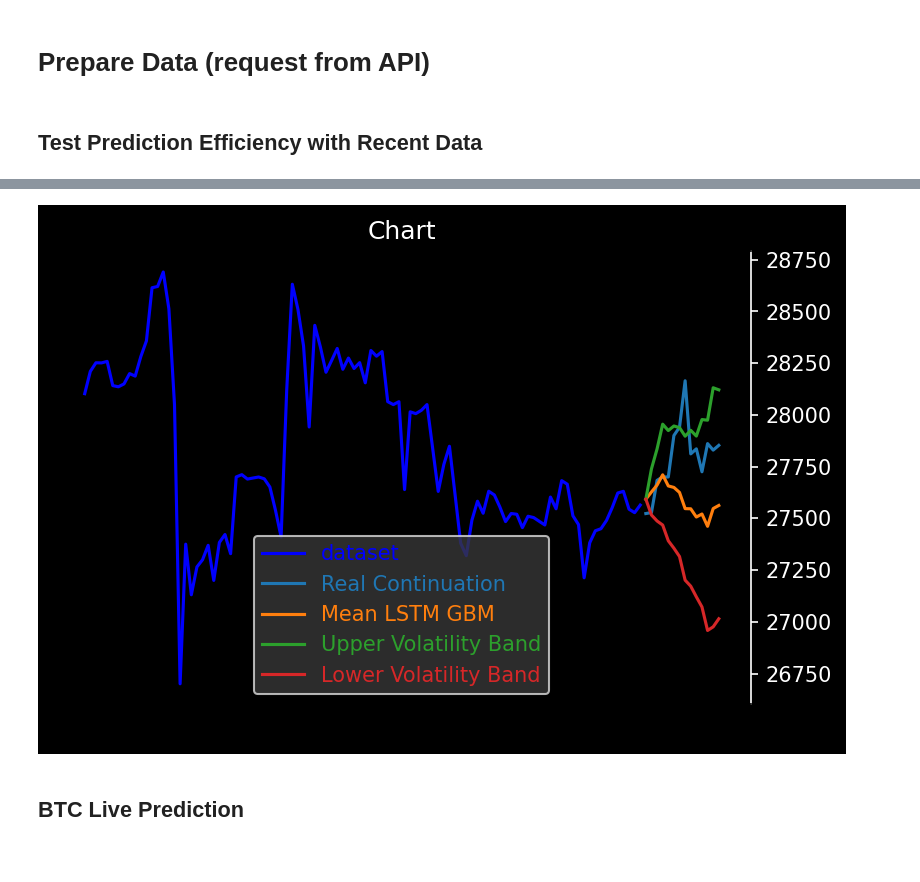
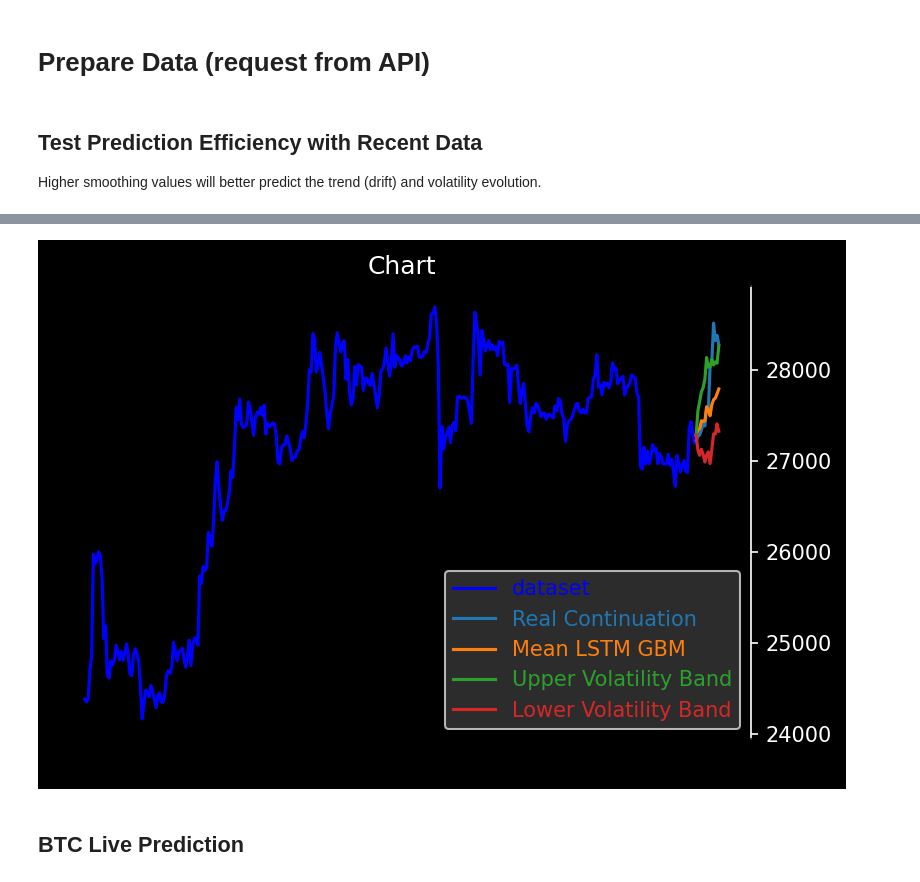
Before and after one commit to B0-B/chartPeer-trading, a Jupyter notebook: ChartPeer-SDK/lstm_gbm_live_prediction.ipynb, the cells around one changed output, grey strips where cells are left out. Drawn from its saved outputs; the diff is of its cells as text; code cells hidden in the pictures.

```diff
--- a/ChartPeer-SDK/lstm_gbm_live_prediction.ipynb
+++ b/ChartPeer-SDK/lstm_gbm_live_prediction.ipynb
@@ -31,17 +31,20 @@ ohlc = krakenApi.ohlc('BTC', 60)
 closed = load.closedFromOhlc(ohlc)[-365:]
 # %% [markdown]
 ## Test Prediction Efficiency with Recent Data
+
+Higher smoothing values will better predict the trend (drift) and volatility evolution.
 # %%
 # predict for 14 intervals of e.g. minutes, hours, days etc.
 feature_length = 14
+smoothing = 10
 
 # split into Input (for training) and target set
 Input = closed[:-feature_length]
 target = closed[-feature_length:]
 
-output = lstm_gbm(Input, feature_length, epochs=(15,10), smoothing=5)
+output = lstm_gbm(Input, feature_length, epochs=(20,10), smoothing=smoothing)
 
-plot.chart(Input[-100:], predictionSets = {
+plot.chart(Input, predictionSets = {
     'Real Continuation': target,
     'Mean LSTM GBM': output['mean'],
     'Upper Volatility Band': output['upper'],
@@ -67,5 +70,5 @@ Epoch 10/10
 1/1 [==============================] - 0s 19ms/step
-[figure, old version]
+[figure, new version]
 # %% [markdown]
 ## BTC Live Prediction
 # %%
```
Also changed, not shown: parts of 2 cells of this notebook.
